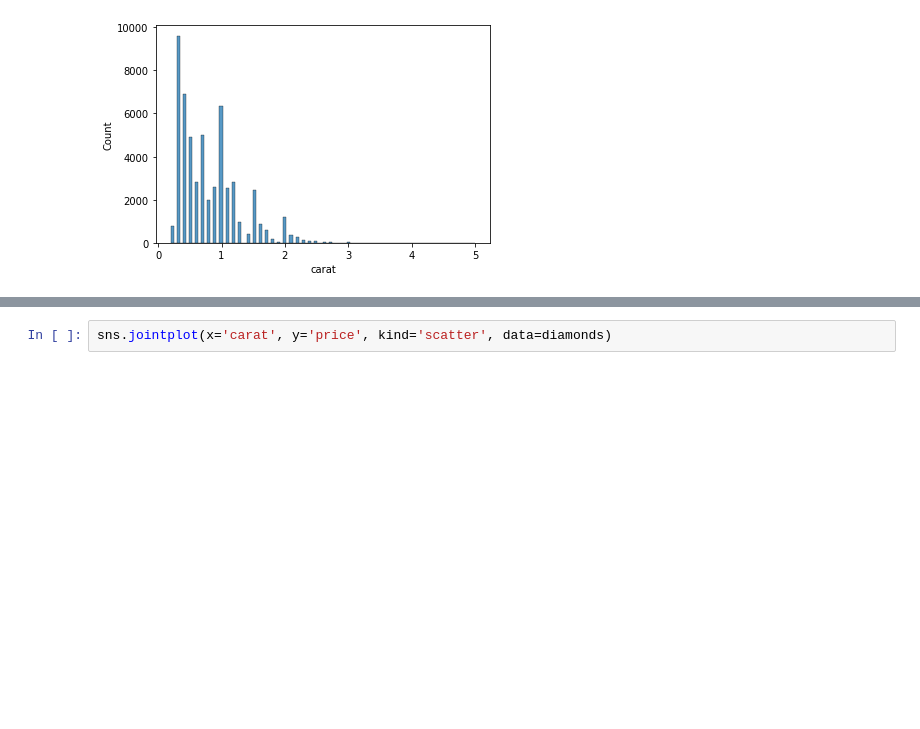
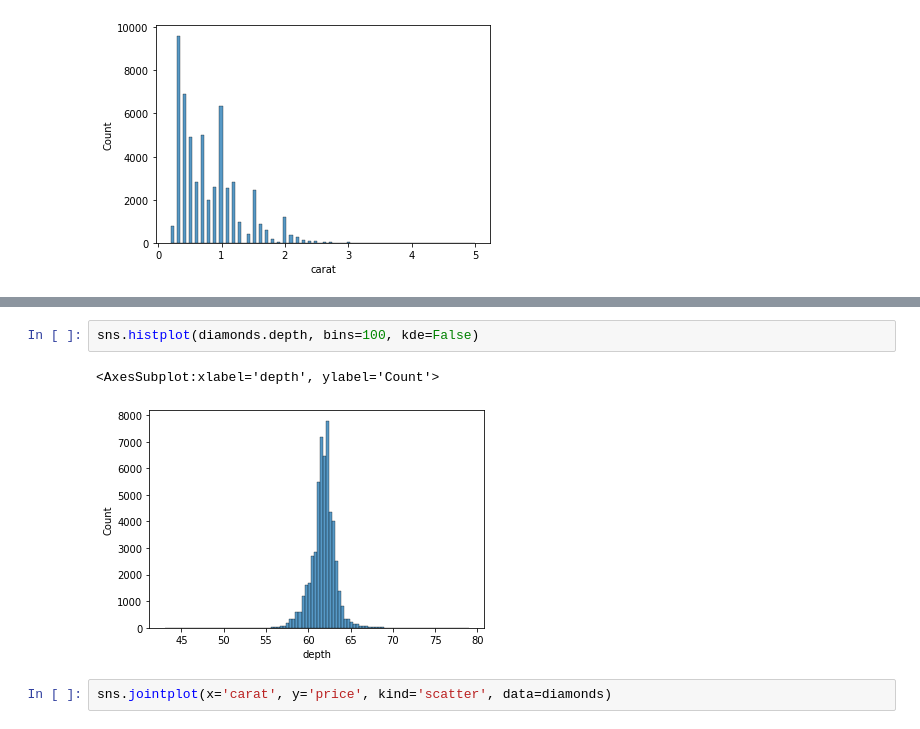
Before and after one commit to eyalnus/Python-Data, a Jupyter notebook: Diamonds-full.ipynb, the cells around one changed output, grey strips where cells are left out. Saved outputs shown, nothing was run; the diff lists cells and outputs as text; blank space fills up the shorter version.

```diff
--- a/Diamonds-full.ipynb
+++ b/Diamonds-full.ipynb
@@ -122,3 +127,8 @@ sns.histplot(diamonds.carat.round(1), bins=100, kde=False)
+# %%
+sns.histplot(diamonds.depth, bins=100, kde=False)
+# %% [output]
+<AxesSubplot:xlabel='depth', ylabel='Count'>
+[figure, added]
 # %%
 sns.jointplot(x='carat', y='price', kind='scatter', data=diamonds)
 # %% [output]
```
Also changed, not shown: parts of 10 cells of this notebook, 1 other file.
